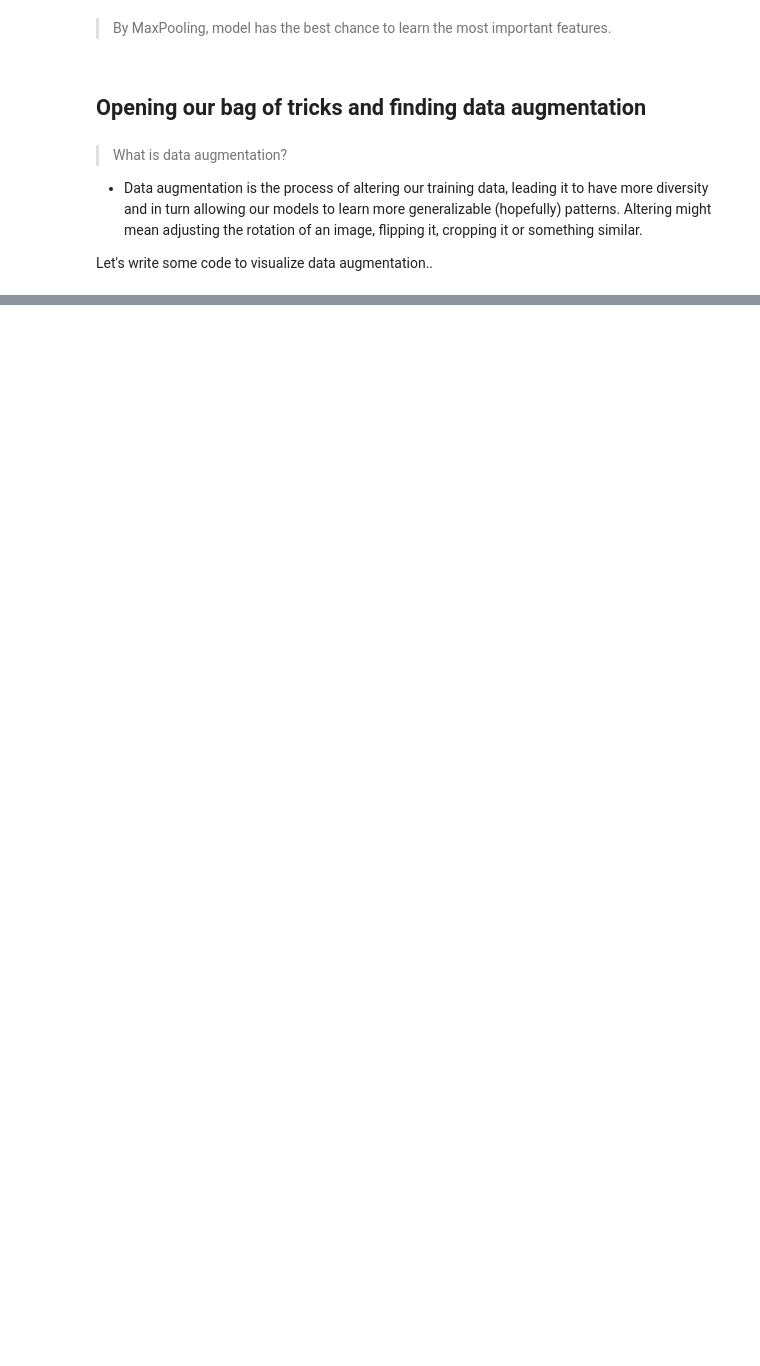
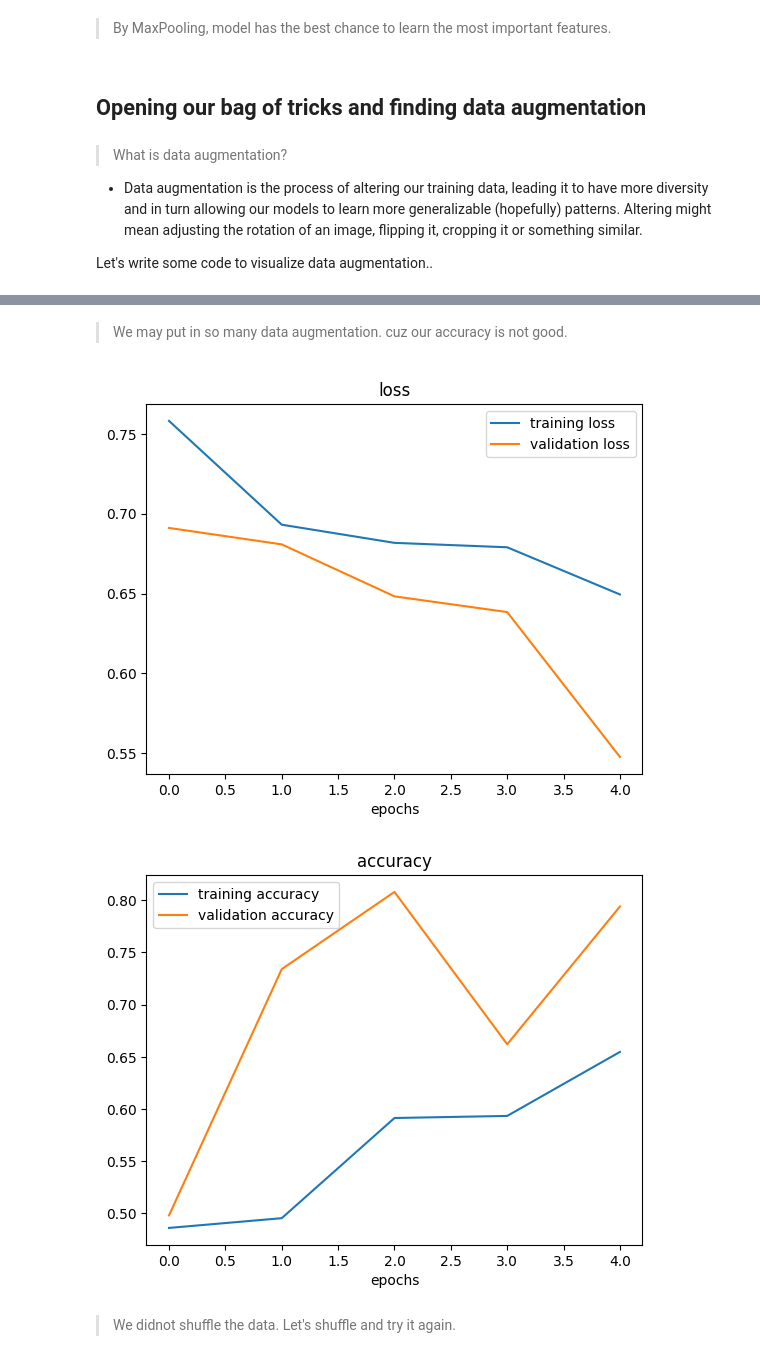
Before and after one commit to oguzkaganbilici/TensorFlow-Developer-Certificate-in-2023-Zero-to-Mastery, a Jupyter notebook: 4 - Computer Vision and Convolutional Neural Network in TensorFlow/03_Introduction_to_computer_vision_with_tensorflow.ipynb, the cells around one changed output, grey strips where cells are left out. Drawn from its saved outputs; the diff is of its cells as text; code cells hidden in the pictures; blank space fills up the shorter version.

```diff
--- a/4 - Computer Vision and Convolutional Neural Network in TensorFlow/03_Introduction_to_computer_vision_with_tensorflow.ipynb
+++ b/4 - Computer Vision and Convolutional Neural Network in TensorFlow/03_Introduction_to_computer_vision_with_tensorflow.ipynb
@@ -787,0 +856,26 @@ train_datagen_augmented
+# %%
+# Create the model
+model_6 = tf.keras.Sequential([
+    Conv2D(10, 3, activation="relu", input_shape=(224, 224, 3)),
+    MaxPool2D(pool_size=2),
+    Conv2D(10, 3,activation="relu"),
+    MaxPool2D(),
+    Conv2D(10, 3, activation="relu"),
+    MaxPool2D(),
+    Flatten(),
+    Dense(1, activation="sigmoid")
+])
+
+# Compile the model
+model_6.compile(
+    loss="binary_crossentropy",
+    optimizer=Adam(),
+    metrics=["accuracy"]
+)
+
+# Fit the model
+history_6 = model_6.fit(train_data_augmented,
+                        epochs=5,
+                        steps_per_epoch=len(train_data_augmented),
+                        validation_data=test_data,
+                        validation_steps=len(test_data))
@@ -787,0 +893,10 @@ train_datagen_augmented
+# %% [markdown]
+> We may put in so many data augmentation. cuz our accuracy is not good.
+# %%
+# Check our models traning
+plot_loss_curves(history_6)
+# %% [output]
+[figure, added]
+[figure, added]
+# %% [markdown]
+> We didnot shuffle the data. Let's shuffle and try it again.
```
Also changed, not shown: parts of 32 cells of this notebook.
